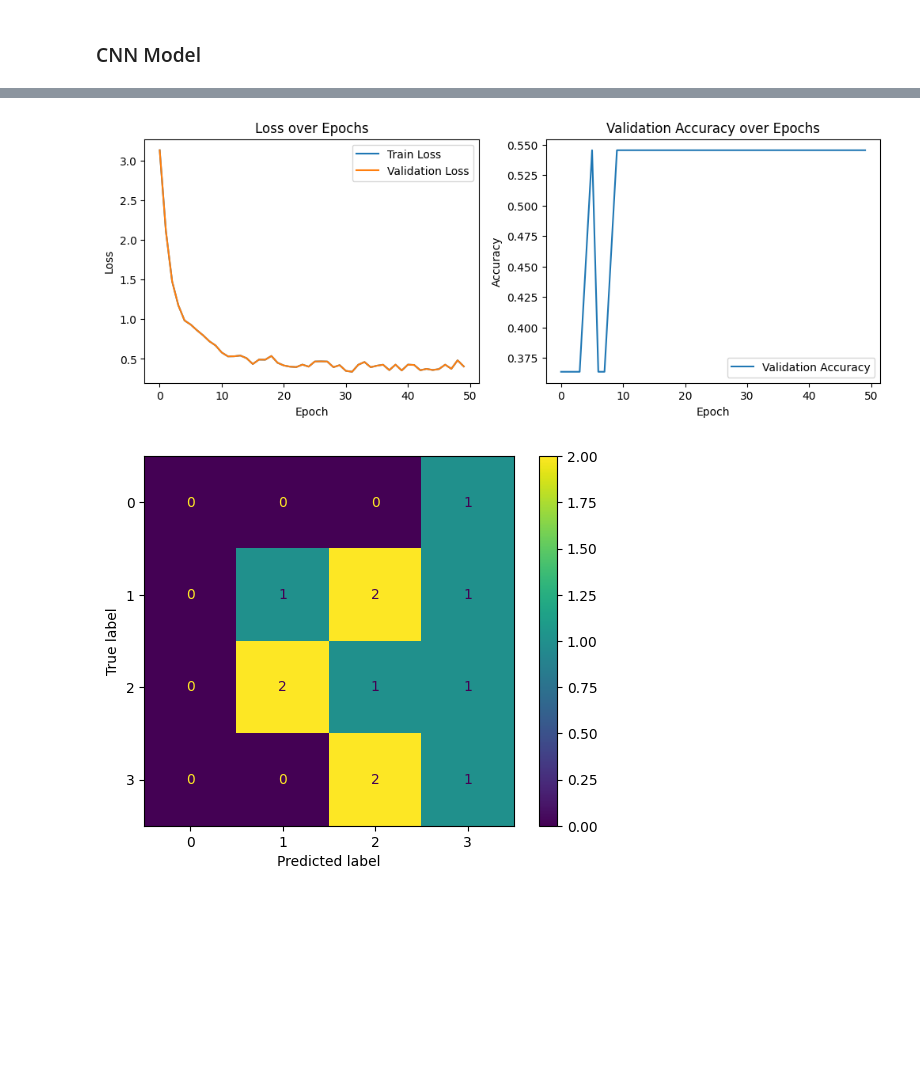
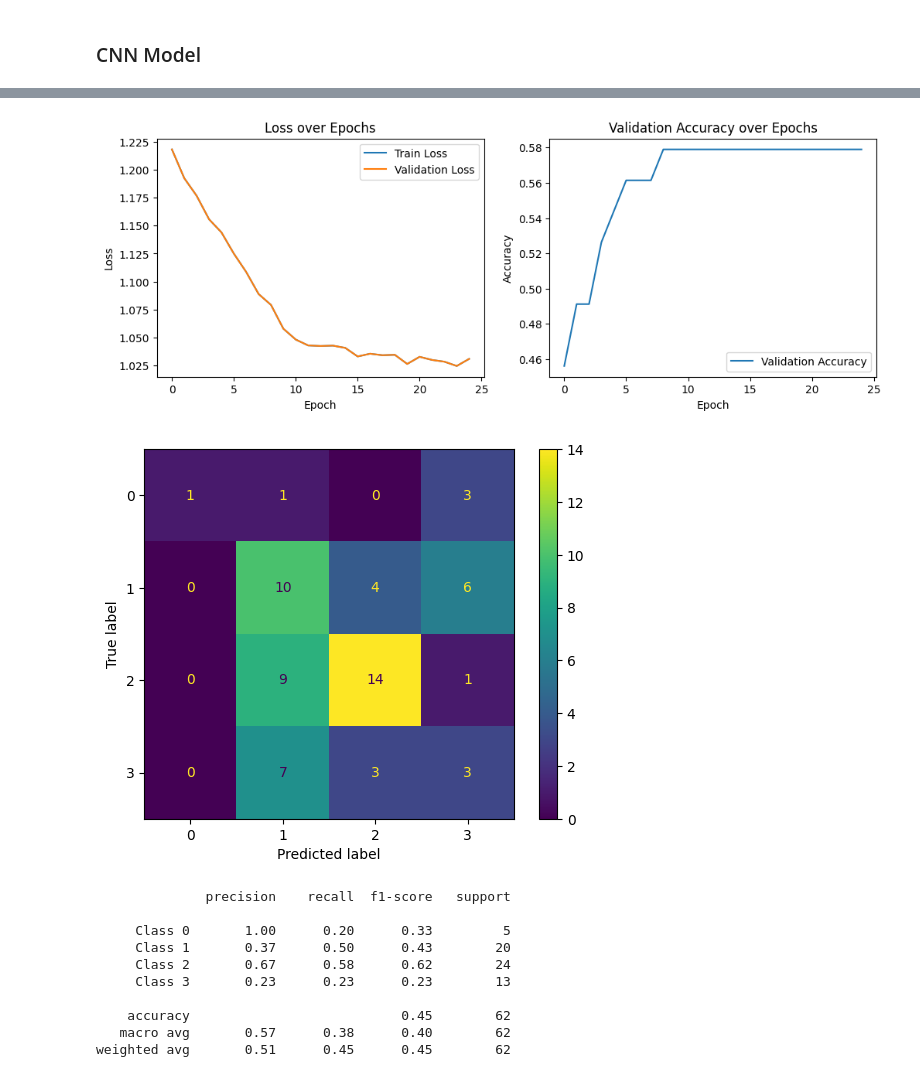
Before and after one commit to ArtKrutsko/B2AI-Project3, a Jupyter notebook: SES_spectro.ipynb, the cells around one changed output, grey strips where cells are left out. Drawn from its saved outputs; the diff is of its cells as text; code cells hidden in the pictures; blank space fills up the shorter version.

Commit message:
finished data augmentation/optimized model

```diff
--- a/SES_spectro.ipynb
+++ b/SES_spectro.ipynb
@@ -416,36 +330,42 @@ Name: count, dtype: int64
 # %% [markdown]
 ### CNN Model
 # %%
-class CNN_1D(torch.nn.Module):
+class CNN_1D(nn.Module):
     def __init__(self, num_classes):
         super(CNN_1D, self).__init__()
-        self.conv1 = nn.Conv1d(20, 64, kernel_size=11, stride=32, padding=0)
-        self.mp = nn.MaxPool1d(kernel_size=3, stride=3)
+        self.conv1 = nn.Conv1d(20, 64, kernel_size=5, stride=1, padding=2)
+        self.bn1 = nn.BatchNorm1d(64)
+        self.conv2 = nn.Conv1d(64, 128, kernel_size=5, stride=1, padding=2)
+        self.bn2 = nn.BatchNorm1d(128)
+        self.mp = nn.MaxPool1d(kernel_size=2, stride=2)
         self.dropout = nn.Dropout(0.5)
 
         # Calculate the input size to the first linear layer
         self.fc_input_size = self._calculate_fc_input_size()
 
-        self.fc1 = torch.nn.Linear(self.fc_input_size, 64)
-        self.fc2 = torch.nn.Linear(64, num_classes)
+        self.fc1 = nn.Linear(self.fc_input_size, 128)
+        self.fc2 = nn.Linear(128, 64)
+        self.fc3 = nn.Linear(64, num_classes)
 
     def forward(self, x):
-        x = self.mp(torch.nn.functional.relu(self.conv1(x)))
-        x = x.reshape(x.size(0), -1)
+        x = self.mp(self.bn1(torch.nn.functional.relu(self.conv1(x))))
+        x = self.mp(self.bn2(torch.nn.functional.relu(self.conv2(x))))
+        x = x.view(x.size(0), -1)  # Flatten the tensor
         x = self.dropout(x)  # Apply dropout before the linear layers
         x = torch.nn.functional.relu(self.fc1(x))
-        x = self.fc2(x)
+        x = torch.nn.functional.relu(self.fc2(x))
+        x = self.fc3(x)
         return x
 
     def _calculate_fc_input_size(self):
-        # Example calculation assuming input size (1, 20, 1700)
-        x = torch.randn(1, 20, 1700)
-        x = self.mp(nn.functional.relu(self.conv1(x)))
+        x = torch.randn(1, 20, 500)
+        x = self.mp(self.bn1(torch.nn.functional.relu(self.conv1(x))))
+        x = self.mp(self.bn2(torch.nn.functional.relu(self.conv2(x))))
         return x.view(x.size(0), -1).size(1)
 # %%
 # cnn = CNN_1D(4)
 cnn = CNN_1D(num_classes=4)
-_ = summary(cnn, (20, 1700))
+_ = summary(cnn, (20, 500))
 # for batch in train_dataloader:
 #     out = cnn(batch['signal'].unsqueeze(1)).squeeze(1)[0]
 #     out = torch.tensor([0.1, 0.2, 1, 10])
@@ -490,11 +409,11 @@ def eval(model, dataloader):
             all_ground_truths.extend(ground_truth.cpu().numpy())
     return acc / total, all_predictions, all_ground_truths
 
-optimizer = torch.optim.Adam(cnn.parameters(), lr=1e-3)
+optimizer = torch.optim.Adam(cnn.parameters(), lr=1e-5)
 scheduler = torch.optim.lr_scheduler.StepLR(optimizer, step_size=10, gamma=0.1)
 criterion = nn.CrossEntropyLoss()
 
-num_epochs = 50
+num_epochs = 25
 best_val_acc = 0
 train_losses = []
 val_losses = []
@@ -553,30 +484,42 @@ plt.show()
 # %%
 plt.figure(figsize=(12, 4))
 plt.subplot(1, 2, 1)
 plt.plot(train_losses, label='Train Loss')
 plt.plot(val_losses, label='Validation Loss')
 plt.xlabel('Epoch')
 plt.ylabel('Loss')
 plt.legend()
 plt.title('Loss over Epochs')
 
 # Plotting validation accuracy
 plt.subplot(1, 2, 2)
 plt.plot(val_accuracies, label='Validation Accuracy')
 plt.xlabel('Epoch')
 plt.ylabel('Accuracy')
 plt.legend()
 plt.title('Validation Accuracy over Epochs')
 plt.show()
 
 # Confusion matrix
 cnn.load_state_dict(torch.load('mymodel.pth'))
 _, predictions, ground_truths = eval(cnn, test_dataloader)
 
 cm = confusion_matrix(ground_truths, predictions)
 disp = ConfusionMatrixDisplay(confusion_matrix=cm)
 disp.plot()
 plt.show()
+report = classification_report(ground_truths, predictions, target_names=['Class 0', 'Class 1', 'Class 2', 'Class 3'])
+print(report)
 # %% [output]
-[figure, old version]
+[figure, new version]
-[figure, old version]
+[figure, new version]
+              precision    recall  f1-score   support
+
+     Class 0       1.00      0.20      0.33         5
+     Class 1       0.37      0.50      0.43        20
+     Class 2       0.67      0.58      0.62        24
+     Class 3       0.23      0.23      0.23        13
+
+    accuracy                           0.45        62
+   macro avg       0.57      0.38      0.40        62
+weighted avg       0.51      0.45      0.45        62
```
Also changed, not shown: parts of 10 cells of this notebook, 1 other file.
